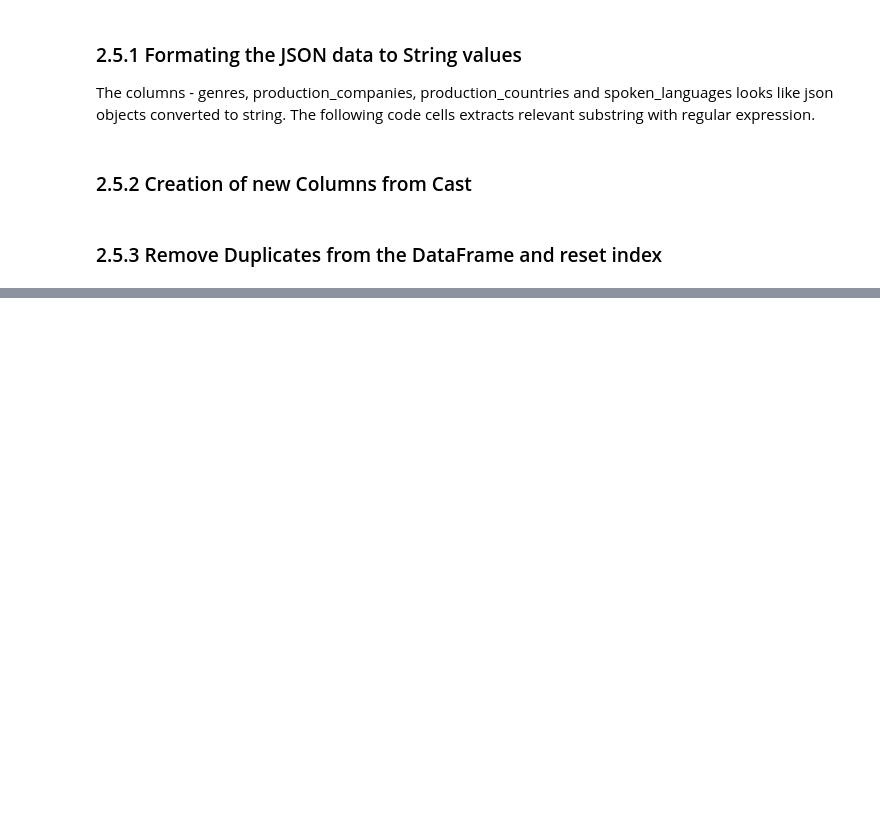
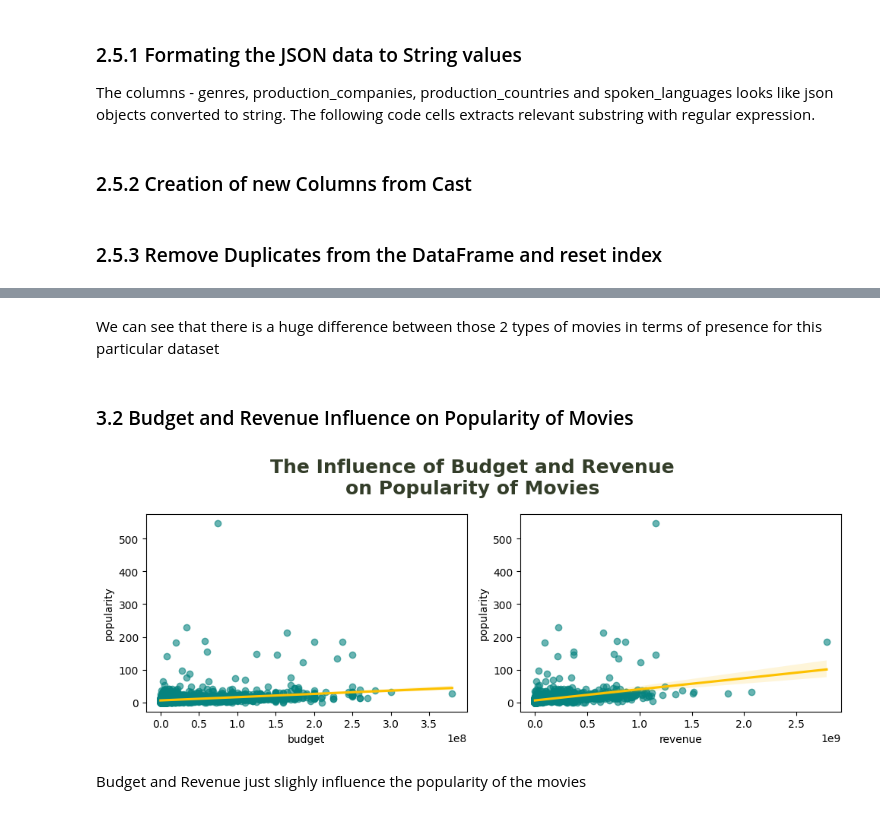
Before and after one commit to SudeshKumarSK/Cine-Match, a Jupyter notebook: Notebooks/Exploratory_Data_Analysis.ipynb, the cells around one changed output, grey strips where cells are left out. Saved outputs shown, nothing was run; the diff lists cells and outputs as text; code cells hidden in the pictures; blank space fills up the shorter version.

```diff
--- a/Notebooks/Exploratory_Data_Analysis.ipynb
+++ b/Notebooks/Exploratory_Data_Analysis.ipynb
@@ -283,0 +368,19 @@ Total number of Numerical Features: 4
+# %% [markdown]
+We can see that there is a huge difference between those 2 types of movies in terms of presence for this particular dataset
+# %% [markdown]
+### 3.2 Budget and Revenue Influence on Popularity of Movies
+# %%
+df_plot = df[(df['budget'] != 0) & (df['revenue'] != 0)]
+
+fig, axes = plt.subplots(nrows=1, ncols=2, figsize=(10, 4))
+
+plt.suptitle('The Influence of Budget and Revenue\non Popularity of Movies', fontsize=18, weight=600, color='#333d29')
+for i, col in enumerate(['budget', 'revenue']):
+    sns.regplot(data=df_plot, x=col, y='popularity',
+                scatter_kws={"color": "#06837f", "alpha": 0.6}, line_kws={"color": "#fdc100"}, ax=axes[i])
+
+plt.tight_layout()
+# %% [output]
+[figure, added]
+# %% [markdown]
+Budget and Revenue just slighly influence the popularity of the movies
```
Also changed, not shown: parts of 16 cells of this notebook.
